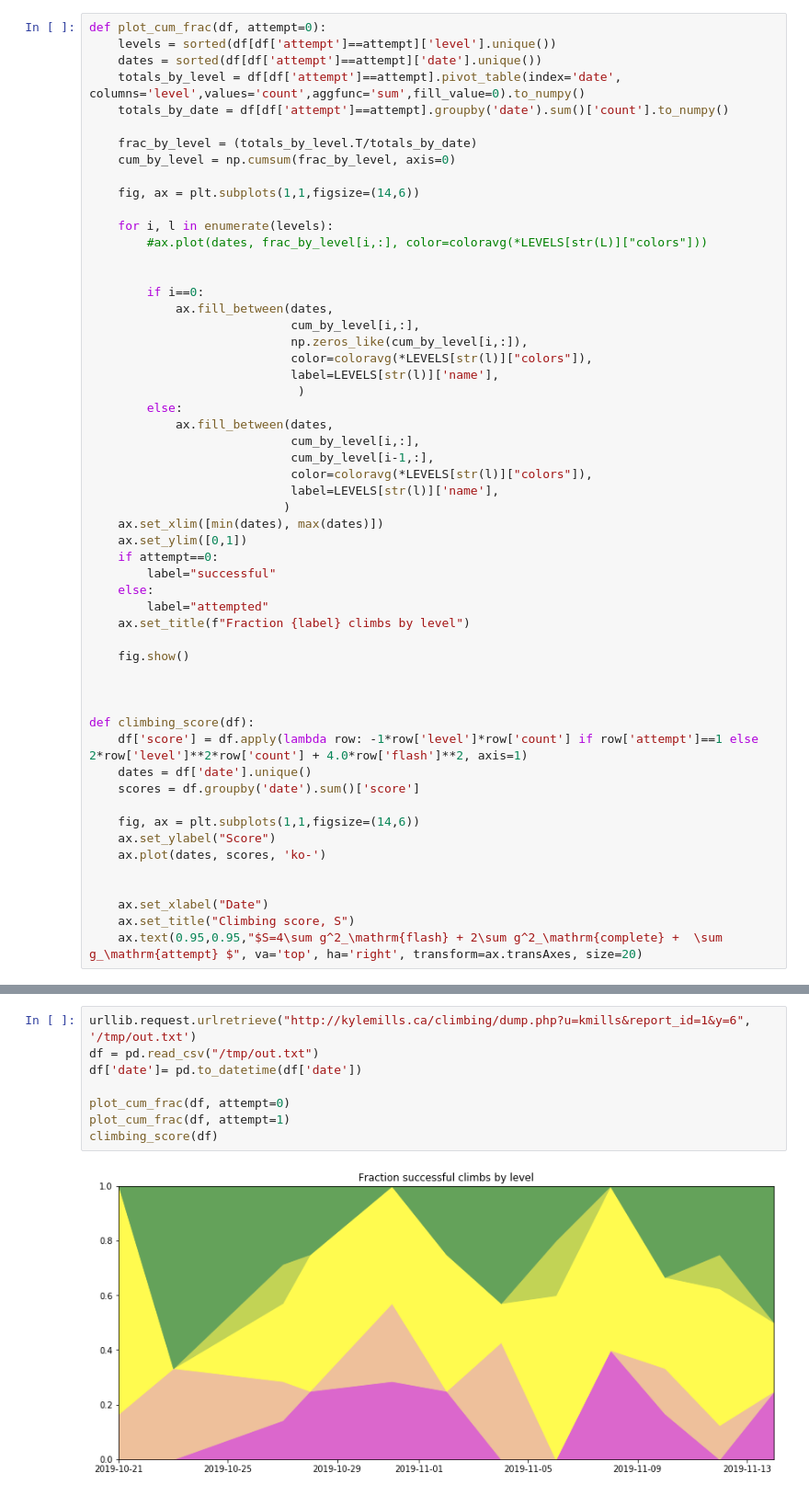
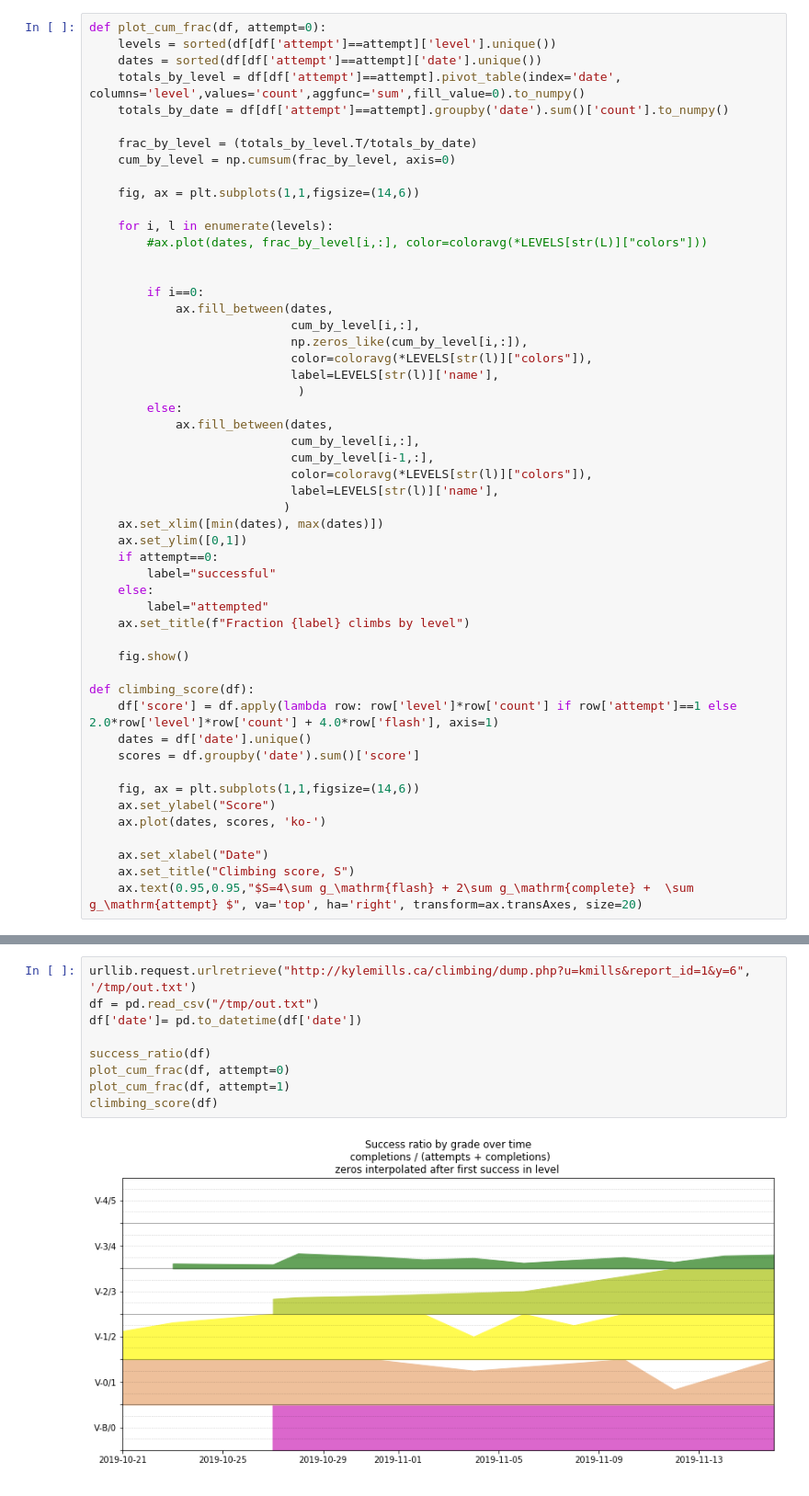
Before and after one commit to millskyle/climbing_plots, a Jupyter notebook: Plots.ipynb, the cells around one changed output, grey strips where cells are left out. Shown at 92% size. Drawn from its saved outputs; the diff is of its cells as text.

Commit message:
updated some plots, added success ratio plot

```diff
--- a/Plots.ipynb
+++ b/Plots.ipynb
@@ -69,10 +108,8 @@ def plot_cum_frac(df, attempt=0):
 
     fig.show()
 
-
-
 def climbing_score(df):
-    df['score'] = df.apply(lambda row: -1*row['level']*row['count'] if row['attempt']==1 else 2*row['level']**2*row['count'] + 4.0*row['flash']**2, axis=1)
+    df['score'] = df.apply(lambda row: row['level']*row['count'] if row['attempt']==1 else 2.0*row['level']*row['count'] + 4.0*row['flash'], axis=1)
     dates = df['date'].unique()
     scores = df.groupby('date').sum()['score']
 
@@ -80,7 +117,6 @@ def climbing_score(df):
     ax.set_ylabel("Score")
     ax.plot(dates, scores, 'ko-')
 
-
     ax.set_xlabel("Date")
     ax.set_title("Climbing score, S")
-    ax.text(0.95,0.95,"$S=4\sum g^2_\mathrm{flash} + 2\sum g^2_\mathrm{complete} +  \sum g_\mathrm{attempt} $", va='top', ha='right', transform=ax.transAxes, size=20)
+    ax.text(0.95,0.95,"$S=4\sum g_\mathrm{flash} + 2\sum g_\mathrm{complete} +  \sum g_\mathrm{attempt} $", va='top', ha='right', transform=ax.transAxes, size=20)
@@ -87,10 +253,11 @@ def climbing_score(df):
 # %%
 urllib.request.urlretrieve("http://kylemills.ca/climbing/dump.php?u=kmills&report_id=1&y=6", '/tmp/out.txt')
 df = pd.read_csv("/tmp/out.txt")
 df['date']= pd.to_datetime(df['date'])
 
+success_ratio(df)
 plot_cum_frac(df, attempt=0)
 plot_cum_frac(df, attempt=1)
 climbing_score(df)
 # %% [output]
-[figure, old version]
+[figure, new version]
```
Also changed, not shown: parts of 8 cells of this notebook.
